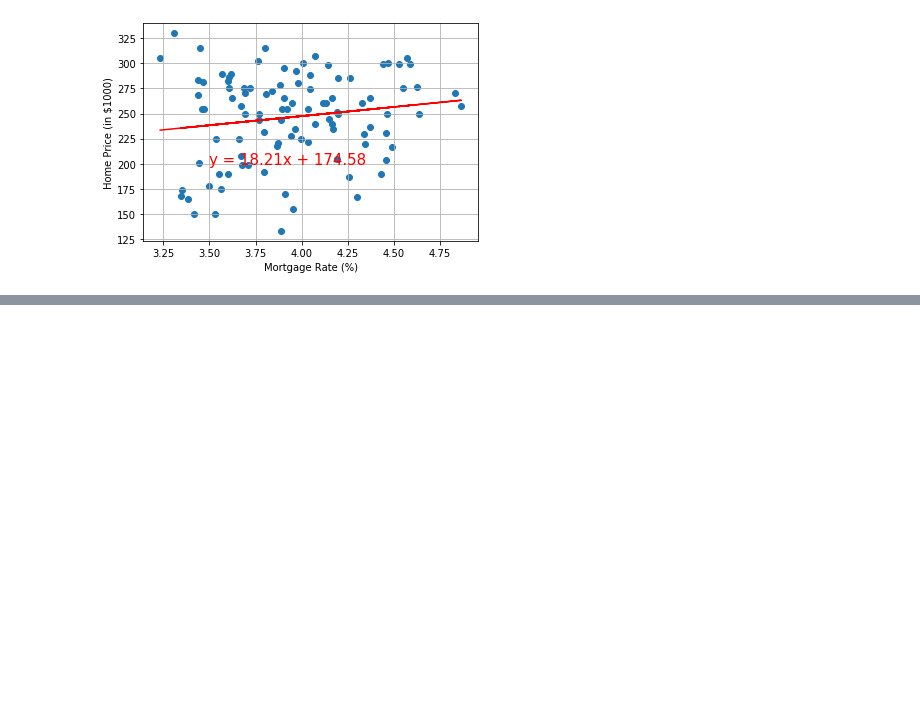
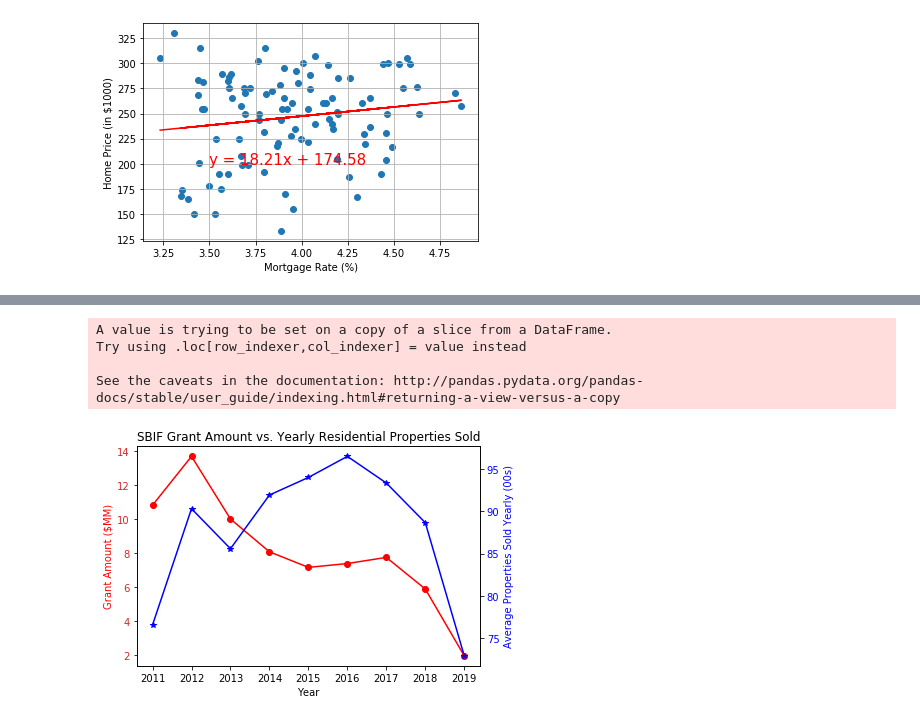
Before and after one commit to ruilin86/Group-Project, a Jupyter notebook: Project_1.ipynb, the cells around one changed output, grey strips where cells are left out. Cells and saved outputs as stored; diff of their text form; code cells hidden in the pictures; blank space fills up the shorter version.

```diff
--- a/Project_1.ipynb
+++ b/Project_1.ipynb
@@ -506,0 +589,6 @@ The r-squared is: 0.024454583262606872
+# %%
+med_prices = pd.read_csv("Resources/medianhomeprice.csv")
+# med_prices = med_prices.reset_index()
+# med_prices = med_prices.rename(columns=med_prices.iloc[0])
+# med_prices = med_prices.drop(med_prices.index[0])
+med_prices
@@ -506,0 +711,49 @@ The r-squared is: 0.024454583262606872
+# %%
+homes_sold = med_prices[["Month of Period End", "Homes Sold"]]
+date=homes_sold["Month of Period End"].str.split("/",n = 2, expand = True)
+Year = date[1]
+pd.to_numeric(Year)
+Year = pd.to_numeric(Year) + 2000
+homes_sold["Year"]= Year
+homes_sold = homes_sold.drop(columns = ["Month of Period End"])
+homes_sold["Homes Sold"] = homes_sold["Homes Sold"].str.replace(',', '')
+
+homes_sold["Homes Sold"] = homes_sold["Homes Sold"].astype(int)
+homes_sold["Homes Sold"] = homes_sold["Homes Sold"].round()
+homes_sold = homes_sold.groupby("Year").mean()
+
+
+x = sbif_data.index
+y1 = sbif_data["Grant Amount"]
+y2 = homes_sold["Homes Sold"]
+
+
+
+
+fig, ax1 = plt.subplots()
+
+color = "red"
+ax1.set_xlabel('Year')
+ax1.set_ylabel('Grant Amount ($MM)', color=color)
+ax1.plot(x, y1, marker = 'o', color=color)
+ax1.tick_params(axis='y', labelcolor=color)
+
+ax1.set_yticklabels(["0","2", "4", "6", "8", "10", "12", "14"], color="tab:red", size=10)
+
+
+ax2 = ax1.twinx()
+
+color = "blue"
+ax2.set_ylabel('Average Properties Sold Yearly (00s)', color=color)
+ax2.plot(x, y2, marker = '*', color=color)
+ax2.tick_params(labelcolor=color)
+
+plt.title("SBIF Grant Amount vs. Yearly Residential Properties Sold")
+fig.tight_layout()
+plt.show()
+# %% [output]
+A value is trying to be set on a copy of a slice from a DataFrame.
+Try using .loc[row_indexer,col_indexer] = value instead
+
+See the caveats in the documentation: http://pandas.pydata.org/pandas-docs/stable/user_guide/indexing.html#returning-a-view-versus-a-copy
+[figure, added]
```
Also changed, not shown: parts of 18 cells of this notebook.
